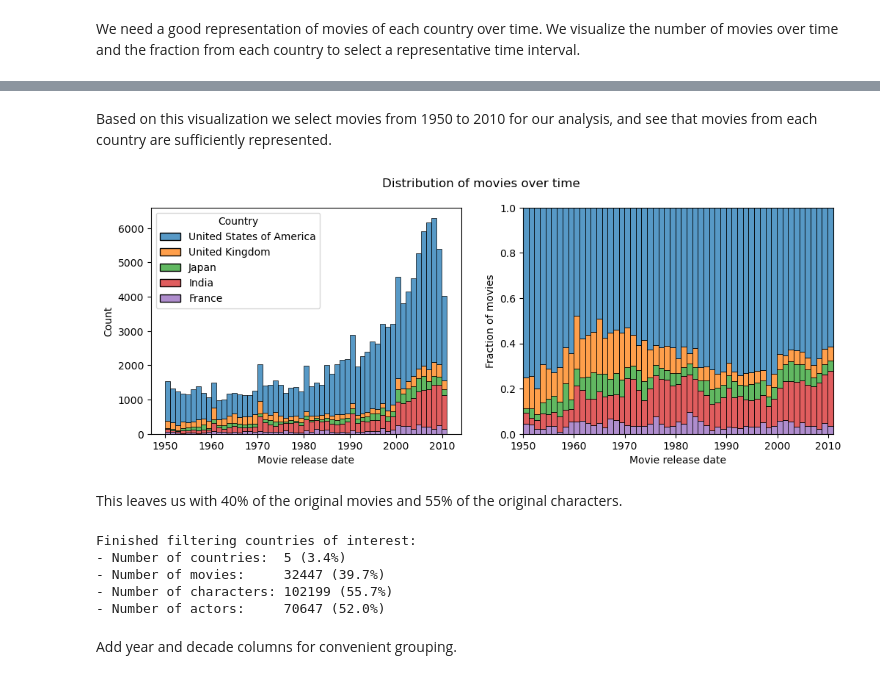
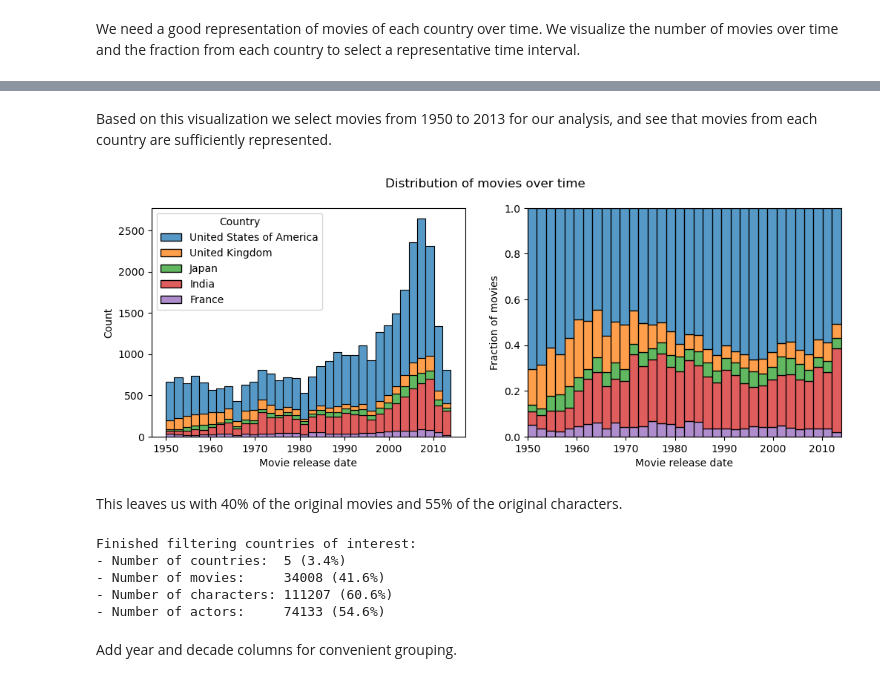
Before and after one commit to epfl-ada/ada-2022-project-robopros, a Jupyter notebook: notebooks/milestone2.ipynb, the cells around one changed output, grey strips where cells are left out. Drawn from its saved outputs; the diff is of its cells as text; code cells hidden in the pictures.

Commit message:
Remove duplicates when plotting movies over time

```diff
--- a/notebooks/milestone2.ipynb
+++ b/notebooks/milestone2.ipynb
@@ -150,11 +150,11 @@ plot.movie_distribution_over_time(movies_parsed)
 # %% [markdown]
-Based on this visualization we select movies from 1950 to 2010 for our analysis, and see that movies from each country are sufficiently represented.
+Based on this visualization we select movies from 1950 to 2013 for our analysis, and see that movies from each country are sufficiently represented.
 # %%
-movies = clean.keep_dates(movies_parsed, 1950, 2010)
-characters = clean.keep_dates(characters_parsed, 1950, 2010)
+movies = clean.keep_dates(movies_parsed, 1950, 2013)
+characters = clean.keep_dates(characters_parsed, 1950, 2013)
 plot.movie_distribution_over_time(movies)
 # %% [output]
-[figure, old version]
+[figure, new version]
 # %% [markdown]
 This leaves us with 40% of the original movies and 55% of the original characters.
 # %%
@@ -170,9 +170,9 @@ print(f'- Number of actors:     {nactors} ({nactors / nactors_raw:.1%})')
 # %% [output]
 Finished filtering countries of interest:
 - Number of countries:  5 (3.4%)
-- Number of movies:     32447 (39.7%)
-- Number of characters: 102199 (55.7%)
-- Number of actors:     70647 (52.0%)
+- Number of movies:     34008 (41.6%)
+- Number of characters: 111207 (60.6%)
+- Number of actors:     74133 (54.6%)
 # %% [markdown]
 Add year and decade columns for convenient grouping.
 # %%
```
Also changed, not shown: parts of 6 cells of this notebook, 1 other file.
